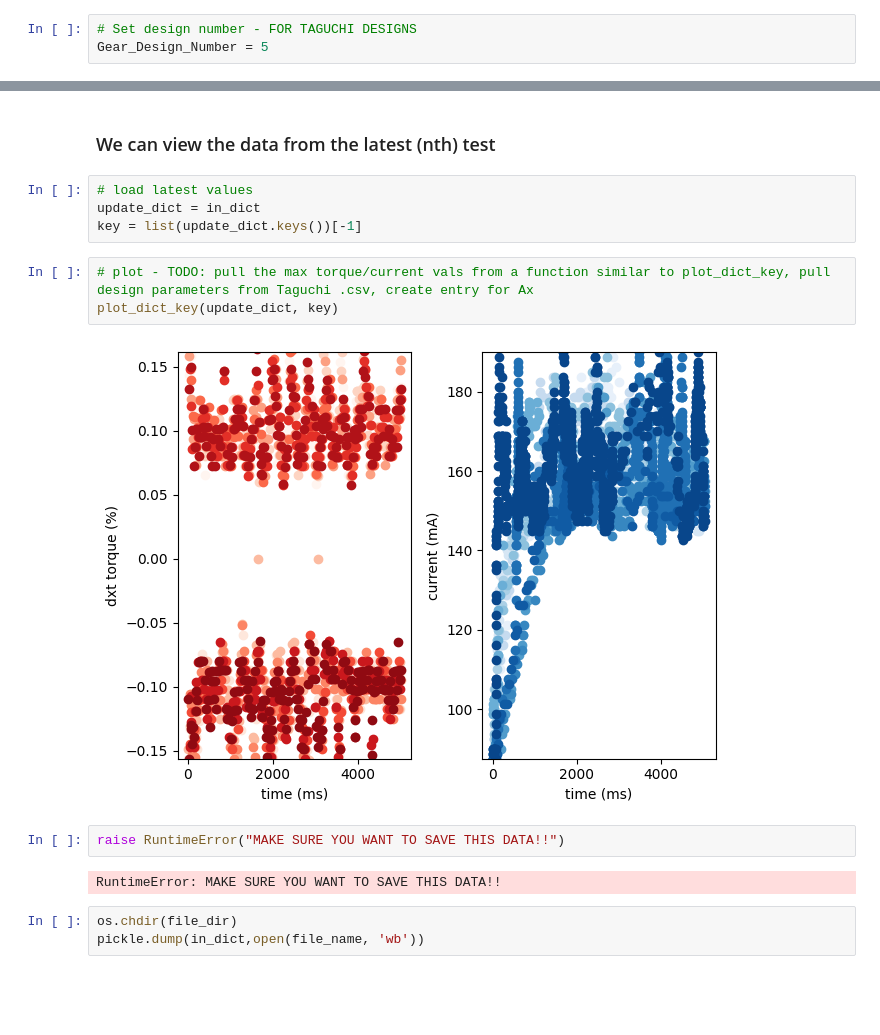
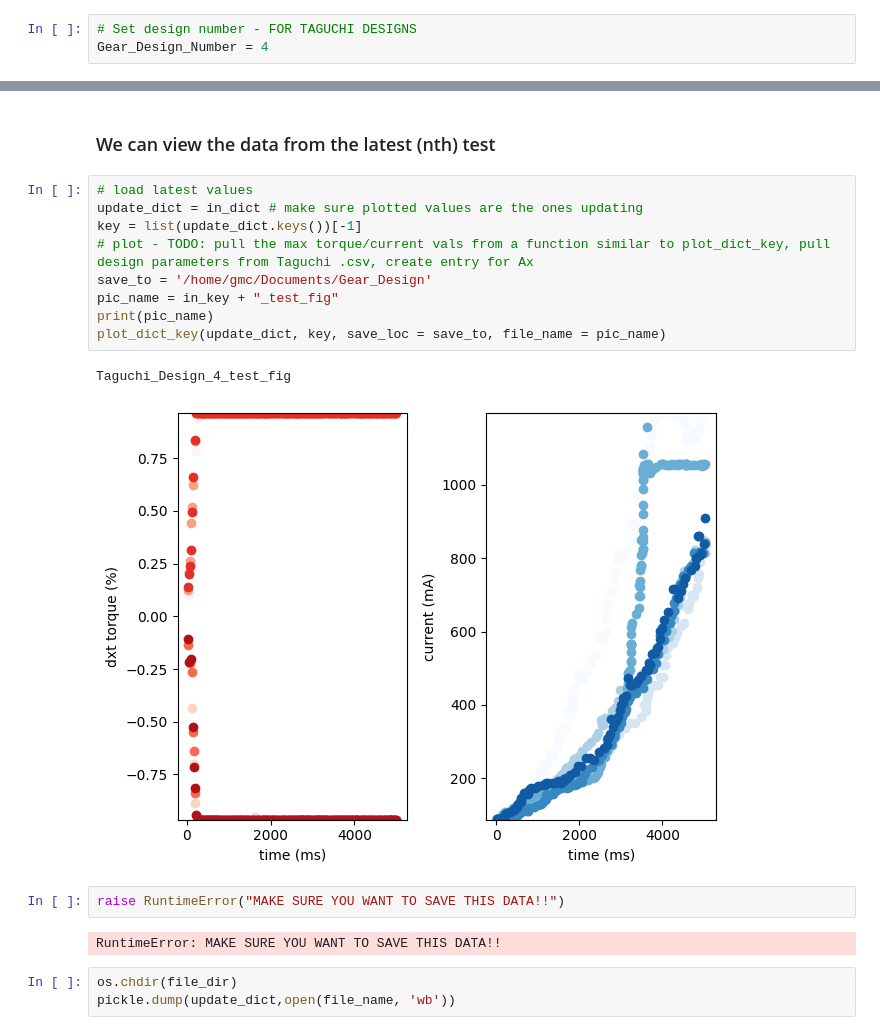
Before and after one commit to c-y-i/Mod_DOE, a Jupyter notebook: Run_Gear_Experiment.ipynb, the cells around one changed output, grey strips where cells are left out. Cells and saved outputs as stored; diff of their text form; blank space fills up the shorter version.

```diff
--- a/Run_Gear_Experiment.ipynb
+++ b/Run_Gear_Experiment.ipynb
@@ -20,7 +23,7 @@ Num_Experiment = 6 # trials
 Direction = False # start CW
 # %%
 # Set design number - FOR TAGUCHI DESIGNS
-Gear_Design_Number = 5
+Gear_Design_Number = 4
 # %%
 os.chdir(file_dir)
 try:
@@ -58,19 +63,22 @@ Posting current vals, shape: 1322
 Key exists, appending
 # %% [markdown]
 ### We can view the data from the latest (nth) test
-# %%
-# load latest values
-update_dict = in_dict
-key = list(update_dict.keys())[-1]
 # %%
+# load latest values
+update_dict = in_dict # make sure plotted values are the ones updating
+key = list(update_dict.keys())[-1]
 # plot - TODO: pull the max torque/current vals from a function similar to plot_dict_key, pull design parameters from Taguchi .csv, create entry for Ax
-plot_dict_key(update_dict, key)
+save_to = '/home/gmc/Documents/Gear_Design'
+pic_name = in_key + "_test_fig"
+print(pic_name)
+plot_dict_key(update_dict, key, save_loc = save_to, file_name = pic_name)
 # %% [output]
+Taguchi_Design_4_test_fig
-[figure, old version]
+[figure, new version]
 # %%
 raise RuntimeError("MAKE SURE YOU WANT TO SAVE THIS DATA!!")
 # %% [output]
 RuntimeError: MAKE SURE YOU WANT TO SAVE THIS DATA!!
 # %%
 os.chdir(file_dir)
-pickle.dump(in_dict,open(file_name, 'wb'))
+pickle.dump(update_dict,open(file_name, 'wb'))
```
Also changed, not shown: parts of 3 cells of this notebook, 3 other files.
